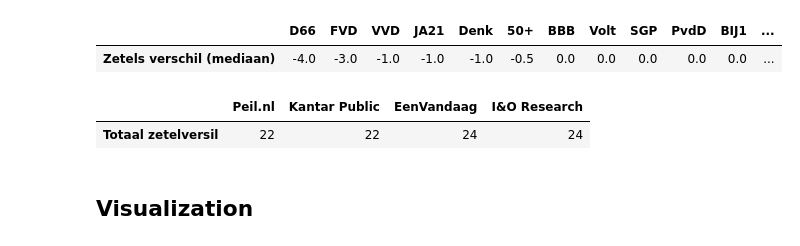
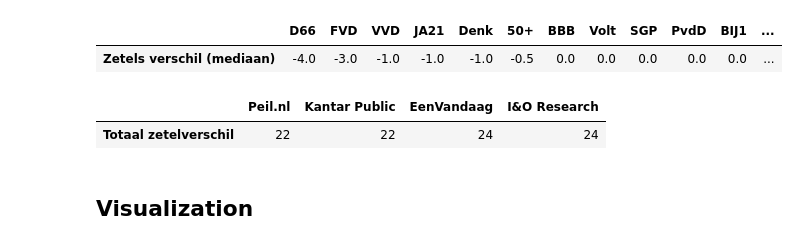
Before and after one commit to luukhopman/political-polls-analysis, a Jupyter notebook: tk2021-poll-analysis.ipynb, the cells around one changed output. Cells and saved outputs as stored; diff of their text form; code cells hidden in the pictures.

```diff
--- a/tk2021-poll-analysis.ipynb
+++ b/tk2021-poll-analysis.ipynb
@@ -117,10 +117,10 @@ errors.median(axis=1).sort_values().to_frame('Zetels verschil (mediaan)').T
 |  | D66 | FVD | VVD | JA21 | Denk | 50+ | BBB | Volt | SGP | PvdD | BIJ1 | ... |
 | Zetels verschil (mediaan) | -4.0 | -3.0 | -1.0 | -1.0 | -1.0 | -0.5 | 0.0 | 0.0 | 0.0 | 0.0 | 0.0 | ... |
 # %%
-np.abs(errors).sum(axis=0).sort_values().to_frame('Totaal zetelversil').T
+np.abs(errors).sum(axis=0).sort_values().to_frame('Totaal zetelverschil').T
 # %% [output]
 |  | Peil.nl | Kantar Public | EenVandaag | I&O Research |
-| Totaal zetelversil | 22 | 22 | 24 | 24 |
+| Totaal zetelverschil | 22 | 22 | 24 | 24 |
 # %% [markdown]
 ## Visualization
 # %%
```
